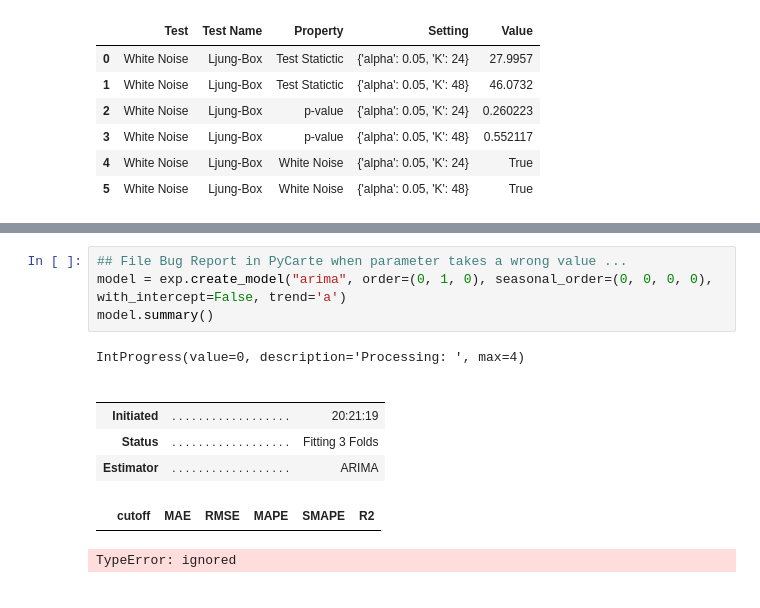
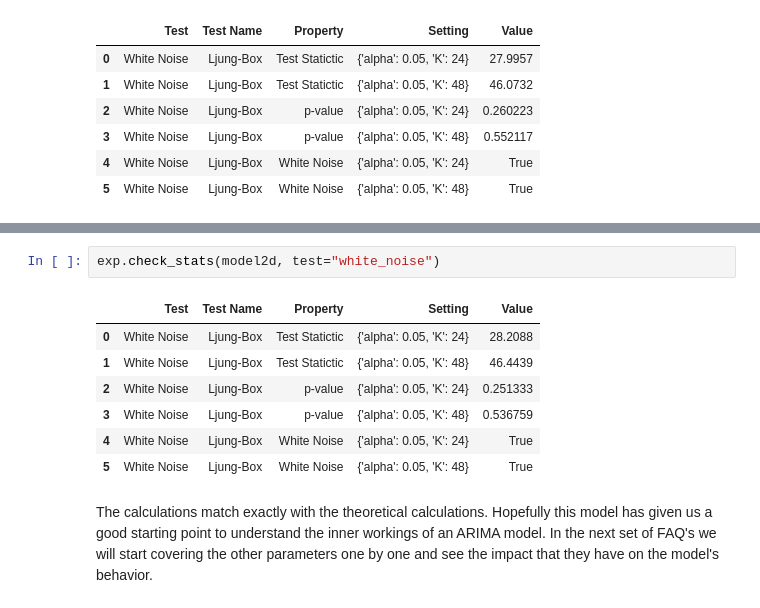
Before and after one commit to ngupta23/medium_articles, a Jupyter notebook: time_series/pycaret/pycaret_ts_arima_010_0000.ipynb, the cells around one changed output, grey strips where cells are left out. Saved outputs shown, nothing was run; the diff lists cells and outputs as text.

```diff
--- a/time_series/pycaret/pycaret_ts_arima_010_0000.ipynb
+++ b/time_series/pycaret/pycaret_ts_arima_010_0000.ipynb
@@ -455,13 +378,12 @@ Warnings:
-# %%
-## File Bug Report in PyCarte when parameter takes a wrong value ...
-model = exp.create_model("arima", order=(0, 1, 0), seasonal_order=(0, 0, 0, 0), with_intercept=False, trend='a')
-model.summary()
-# %% [output]
-IntProgress(value=0, description='Processing: ', max=4)
-|  |  |  |
-|  |  |  |
-| Initiated | . . . . . . . . . . . . . . . . . . | 20:21:19 |
-| Status | . . . . . . . . . . . . . . . . . . | Fitting 3 Folds |
-| Estimator | . . . . . . . . . . . . . . . . . . | ARIMA |
-|  | cutoff | MAE | RMSE | MAPE | SMAPE | R2 |
-TypeError: ignored
+# %%
+exp.check_stats(model2d, test="white_noise")
+# %% [output]
+|  | Test | Test Name | Property | Setting | Value |
+| 0 | White Noise | Ljung-Box | Test Statictic | {'alpha': 0.05, 'K': 24} | 28.2088 |
+| 1 | White Noise | Ljung-Box | Test Statictic | {'alpha': 0.05, 'K': 48} | 46.4439 |
+| 2 | White Noise | Ljung-Box | p-value | {'alpha': 0.05, 'K': 24} | 0.251333 |
+| 3 | White Noise | Ljung-Box | p-value | {'alpha': 0.05, 'K': 48} | 0.536759 |
+| 4 | White Noise | Ljung-Box | White Noise | {'alpha': 0.05, 'K': 24} | True |
+| 5 | White Noise | Ljung-Box | White Noise | {'alpha': 0.05, 'K': 48} | True |
+# %% [markdown]
+The calculations match exactly with the theoretical calculations. Hopefully this model has given us a good starting point to understand the inner workings of an ARIMA model. In the next set of FAQ's we will start covering the other parameters one by one and see the impact that they have on the model's behavior.
```
Also changed, not shown: parts of 41 cells of this notebook.
